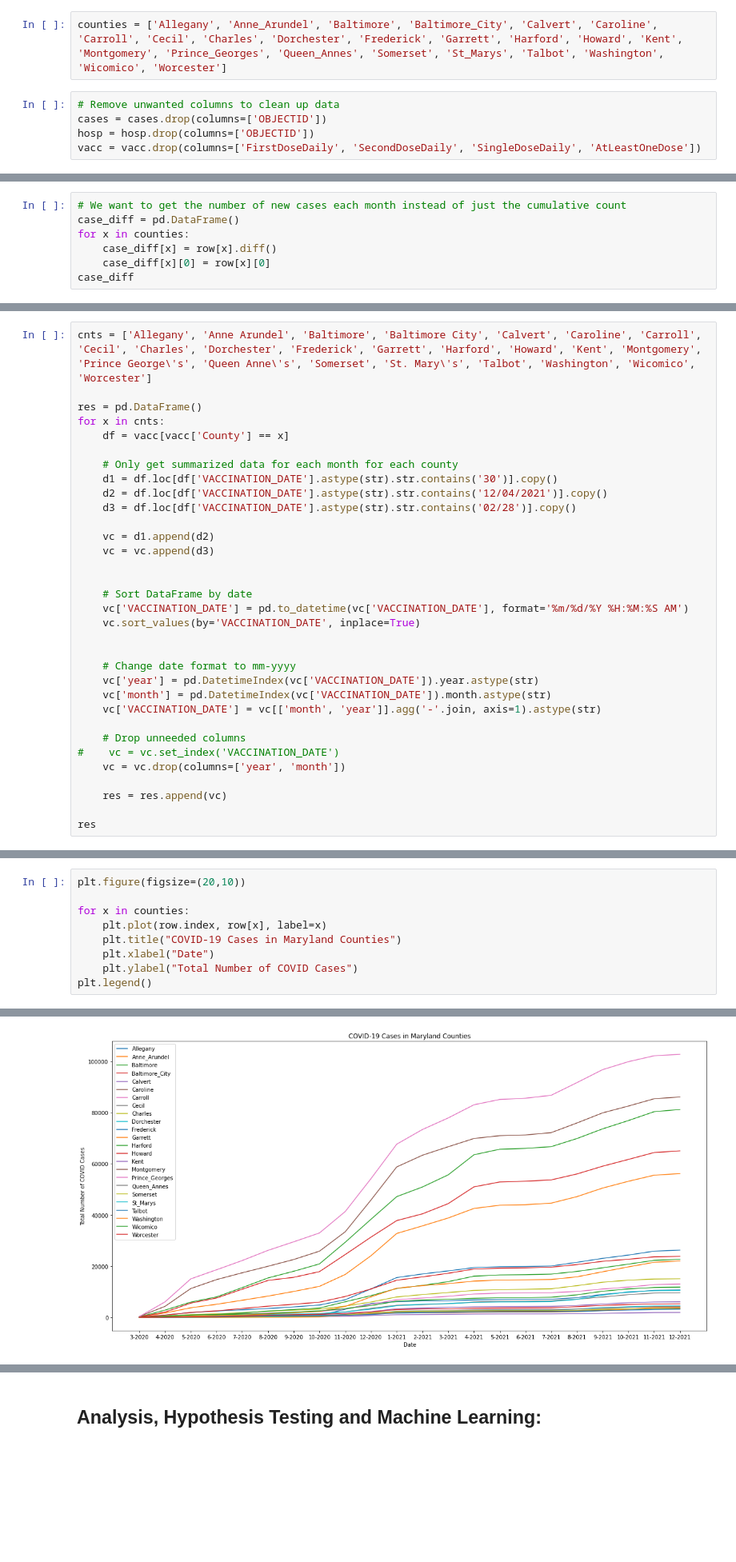
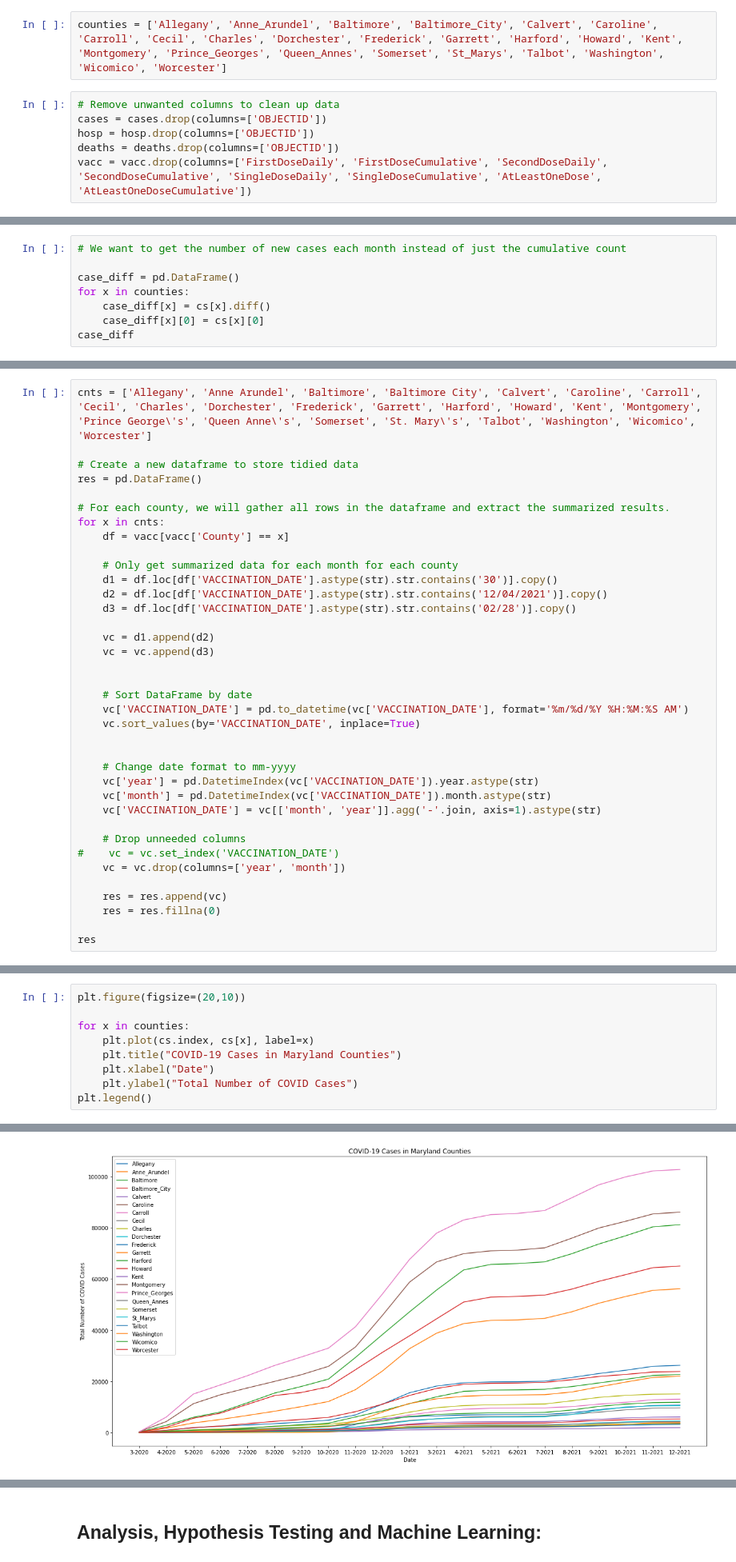
Before and after one commit to emahgoub/emahgoub.github.io, a Jupyter notebook: index.ipynb, the cells around one changed output, grey strips where cells are left out. Shown: that part at 80% size. Saved outputs shown, nothing was run; the diff lists cells and outputs as text; blank space fills up the shorter version.

```diff
--- a/index.ipynb
+++ b/index.ipynb
@@ -77,4 +128,5 @@ counties = ['Allegany', 'Anne_Arundel', 'Baltimore', 'Baltimore_City', 'Calvert'
 # Remove unwanted columns to clean up data
 cases = cases.drop(columns=['OBJECTID'])
 hosp = hosp.drop(columns=['OBJECTID'])
-vacc = vacc.drop(columns=['FirstDoseDaily', 'SecondDoseDaily', 'SingleDoseDaily', 'AtLeastOneDose'])
+deaths = deaths.drop(columns=['OBJECTID'])
+vacc = vacc.drop(columns=['FirstDoseDaily', 'FirstDoseCumulative', 'SecondDoseDaily', 'SecondDoseCumulative', 'SingleDoseDaily', 'SingleDoseCumulative', 'AtLeastOneDose', 'AtLeastOneDoseCumulative'])
@@ -132,7 +180,0 @@ row
-# %%
-# We want to get the number of new cases each month instead of just the cumulative count
-case_diff = pd.DataFrame()
-for x in counties:
-    case_diff[x] = row[x].diff()
-    case_diff[x][0] = row[x][0]
-case_diff
@@ -158,0 +183,8 @@ case_diff
+# %%
+# We want to get the number of new cases each month instead of just the cumulative count
+
+case_diff = pd.DataFrame()
+for x in counties:
+    case_diff[x] = cs[x].diff()
+    case_diff[x][0] = cs[x][0]
+case_diff
@@ -224,7 +283,10 @@ hsp
 # %%
 cnts = ['Allegany', 'Anne Arundel', 'Baltimore', 'Baltimore City', 'Calvert', 'Caroline', 'Carroll', 'Cecil', 'Charles', 'Dorchester', 'Frederick', 'Garrett', 'Harford', 'Howard', 'Kent', 'Montgomery', 'Prince George\'s', 'Queen Anne\'s', 'Somerset', 'St. Mary\'s', 'Talbot', 'Washington', 'Wicomico', 'Worcester']
 
+# Create a new dataframe to store tidied data
 res = pd.DataFrame()
+
+# For each county, we will gather all rows in the dataframe and extract the summarized results.
 for x in cnts:
     df = vacc[vacc['County'] == x]
 
@@ -252,6 +314,7 @@ for x in cnts:
     vc = vc.drop(columns=['year', 'month'])
 
     res = res.append(vc)
+    res = res.fillna(0)
 
 res
 # %% [output]
@@ -273,12 +387,12 @@ res
 # %%
 plt.figure(figsize=(20,10))
 
 for x in counties:
-    plt.plot(row.index, row[x], label=x)
+    plt.plot(cs.index, cs[x], label=x)
     plt.title("COVID-19 Cases in Maryland Counties")
     plt.xlabel("Date")
     plt.ylabel("Total Number of COVID Cases")
 plt.legend()
 # %% [output]
 <matplotlib.legend.Legend at 0x...>
-[figure, old version]
+[figure, new version]
```
Also changed, not shown: parts of 48 cells of this notebook, 1 other file.
